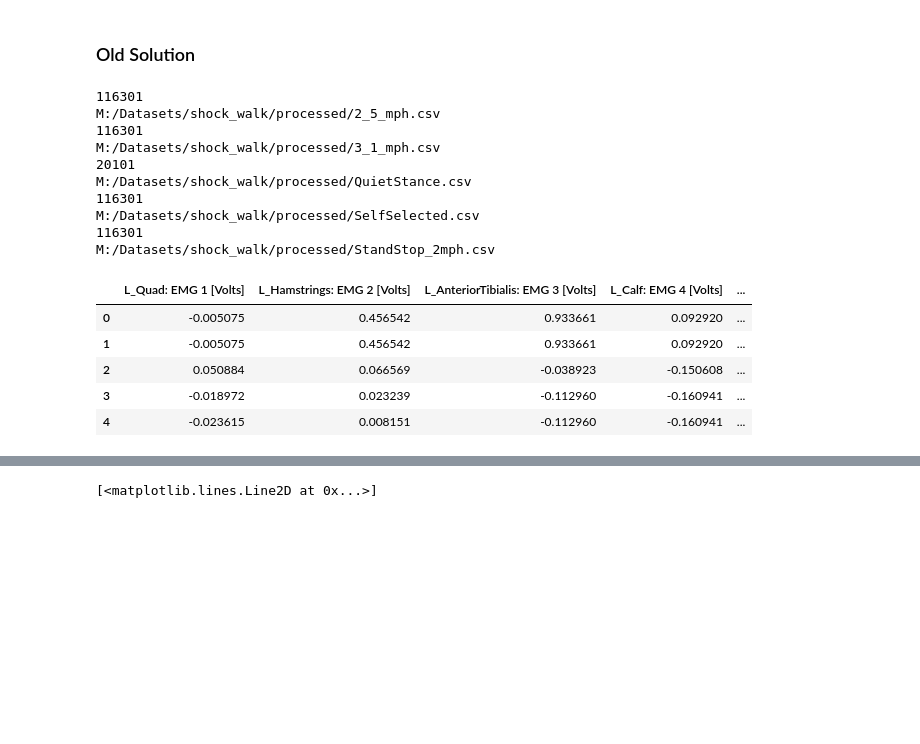
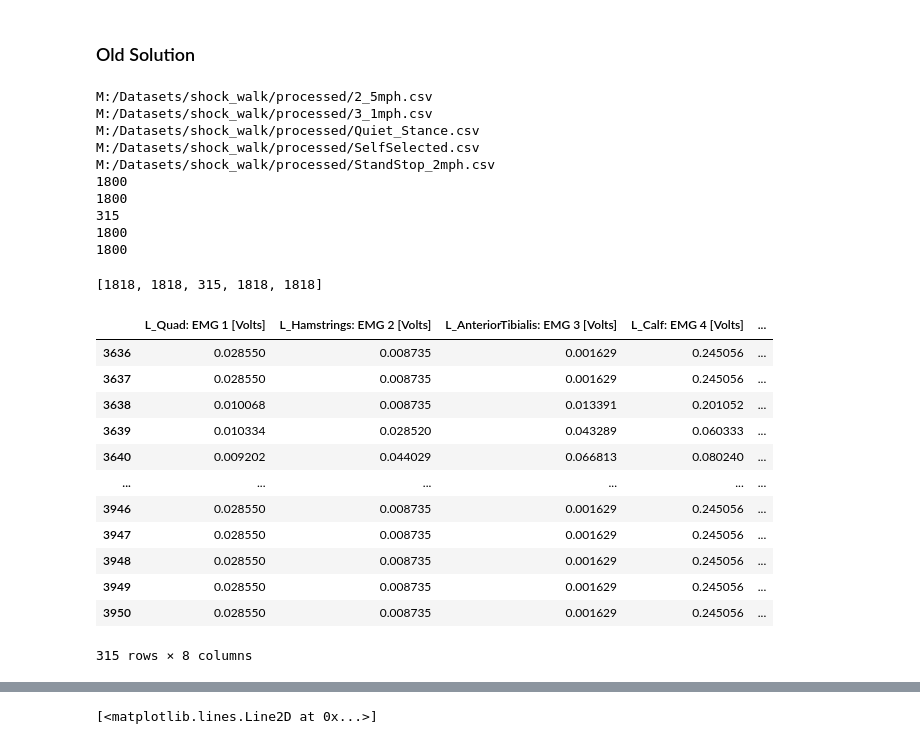
Before and after one commit to DavidN0809/AI-Assisted-Gait-Restoration-for-Disabled-Individuals, a Jupyter notebook: cvs_preprocess.ipynb, the cells around one changed output, grey strips where cells are left out. Saved outputs shown, nothing was run; the diff lists cells and outputs as text; code cells hidden in the pictures; blank space fills up the shorter version.

```diff
--- a/cvs_preprocess.ipynb
+++ b/cvs_preprocess.ipynb
@@ -45,15 +55,15 @@ config = Configuration(root=r"M:/Datasets/shock_walk", scaling=10000, dataRange=
 # %% [markdown]
 ### Old Solution
 # %%
-csvList = [i for i in os.listdir(config.raw) if i.split(".")[-1] == "csv"]
+csv_list = [i for i in os.listdir(config.raw) if i.split(".")[-1] == "csv"]
+csv_lengths = []
 new_csv = {}
-for j, file in enumerate(csvList):
+for file in csv_list:
 
     file_path = r"/".join([config.raw, file])
 
     df = pd.read_csv(file_path)
     EMGS = (df.iloc[config.dr, 1::8] * config.scaling)
-    print(len(EMGS))
     time = df.iloc[config.dr, 0]
 
     for i, column in enumerate(EMGS.columns):
@@ -64,7 +74,7 @@ for j, file in enumerate(csvList):
 
         nEmg = nEmg - np.mean(nEmg)
         nEmg = abs(nEmg)
-        nEmg = average_window(nEmg, np.median)
+        nEmg = average_window(nEmg, 64, np.median)
 
 
         if column in new_csv.keys():
@@ -74,35 +84,59 @@ for j, file in enumerate(csvList):
 
     print(r"/".join([config.processed, file]))
 
+    csv_lengths.append(len(nEmg))
+
 
 for i, column in enumerate(new_csv.keys()):
 
-    new_csv[column] = normalize(new_csv[column])
     new_csv[column] = standardize(new_csv[column])
+    # new_csv[column] = normalize(new_csv[column])
 
 
 new_csv = pd.DataFrame(new_csv)
+
+splited_csv = split_dataframe(new_csv, csv_lengths)
+
+frame_per_video = 30 * 60 # 1800 1 minute long videos at 30fps
+
+for name, csv in zip(csv_list, splited_csv):
+    csv = csv.iloc[:frame_per_video]
+    print(len(csv))
+    csv.to_csv(r"/".join([config.processed, name]), index=False)
+
+
+
 # new_csv.to_csv(r"/".join([config.processed, "total.csv"]), index=False)
 # %% [output]
-116301
-M:/Datasets/shock_walk/processed/2_5_mph.csv
-116301
-M:/Datasets/shock_walk/processed/3_1_mph.csv
-20101
-M:/Datasets/shock_walk/processed/QuietStance.csv
-116301
+M:/Datasets/shock_walk/processed/2_5mph.csv
+M:/Datasets/shock_walk/processed/3_1mph.csv
+M:/Datasets/shock_walk/processed/Quiet_Stance.csv
 M:/Datasets/shock_walk/processed/SelfSelected.csv
-116301
 M:/Datasets/shock_walk/processed/StandStop_2mph.csv
+1800
+1800
+315
+1800
+1800
-# %%
-new_csv.head()
-# %% [output]
-|  | L_Quad: EMG 1 [Volts] | L_Hamstrings: EMG 2 [Volts] | L_AnteriorTibialis: EMG 3 [Volts] | L_Calf: EMG 4 [Volts] | ... |
-| 0 | -0.005075 | 0.456542 | 0.933661 | 0.092920 | ... |
-| 1 | -0.005075 | 0.456542 | 0.933661 | 0.092920 | ... |
-| 2 | 0.050884 | 0.066569 | -0.038923 | -0.150608 | ... |
-| 3 | -0.018972 | 0.023239 | -0.112960 | -0.160941 | ... |
-| 4 | -0.023615 | 0.008151 | -0.112960 | -0.160941 | ... |
+# %%
+# splited_csv = split_dataframe(new_csv, csv_lengths)
+print(csv_lengths)
+display(splited_csv[2])
+# %% [output]
+[1818, 1818, 315, 1818, 1818]
+|  | L_Quad: EMG 1 [Volts] | L_Hamstrings: EMG 2 [Volts] | L_AnteriorTibialis: EMG 3 [Volts] | L_Calf: EMG 4 [Volts] | ... |
+| 3636 | 0.028550 | 0.008735 | 0.001629 | 0.245056 | ... |
+| 3637 | 0.028550 | 0.008735 | 0.001629 | 0.245056 | ... |
+| 3638 | 0.010068 | 0.008735 | 0.013391 | 0.201052 | ... |
+| 3639 | 0.010334 | 0.028520 | 0.043289 | 0.060333 | ... |
+| 3640 | 0.009202 | 0.044029 | 0.066813 | 0.080240 | ... |
+| ... | ... | ... | ... | ... | ... |
+| 3946 | 0.028550 | 0.008735 | 0.001629 | 0.245056 | ... |
+| 3947 | 0.028550 | 0.008735 | 0.001629 | 0.245056 | ... |
+| 3948 | 0.028550 | 0.008735 | 0.001629 | 0.245056 | ... |
+| 3949 | 0.028550 | 0.008735 | 0.001629 | 0.245056 | ... |
+| 3950 | 0.028550 | 0.008735 | 0.001629 | 0.245056 | ... |
+315 rows × 8 columns
 # %%
 plt.figure(figsize=(30, 6), dpi=100)
 # print(df.iloc[:,0].values)
```
Also changed, not shown: parts of 2 cells of this notebook, 4 other files.
